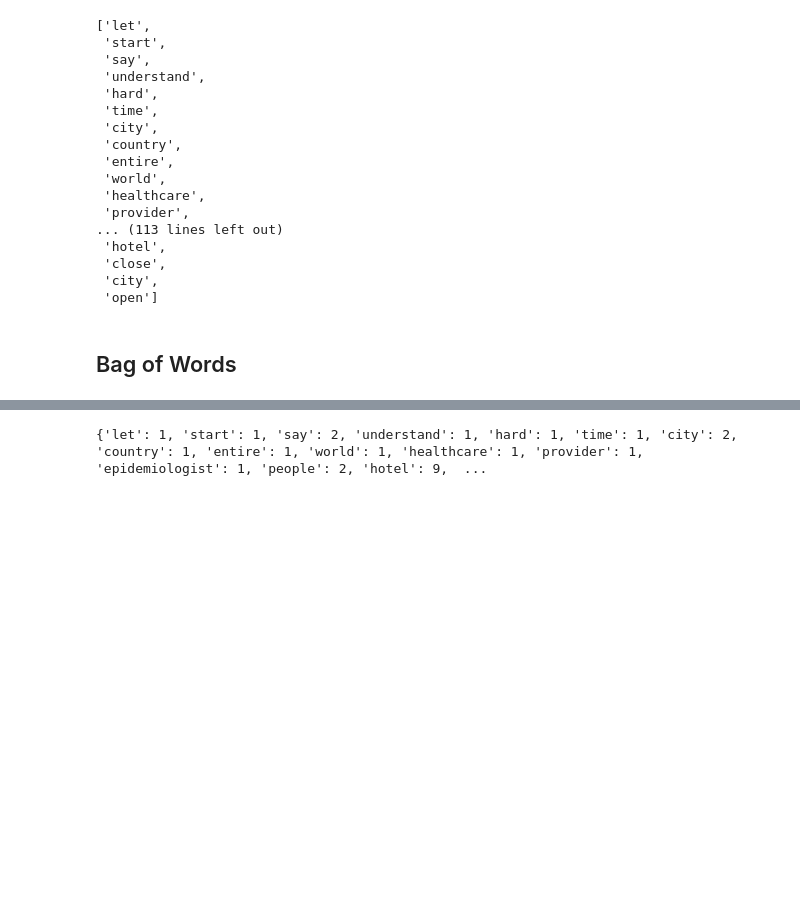
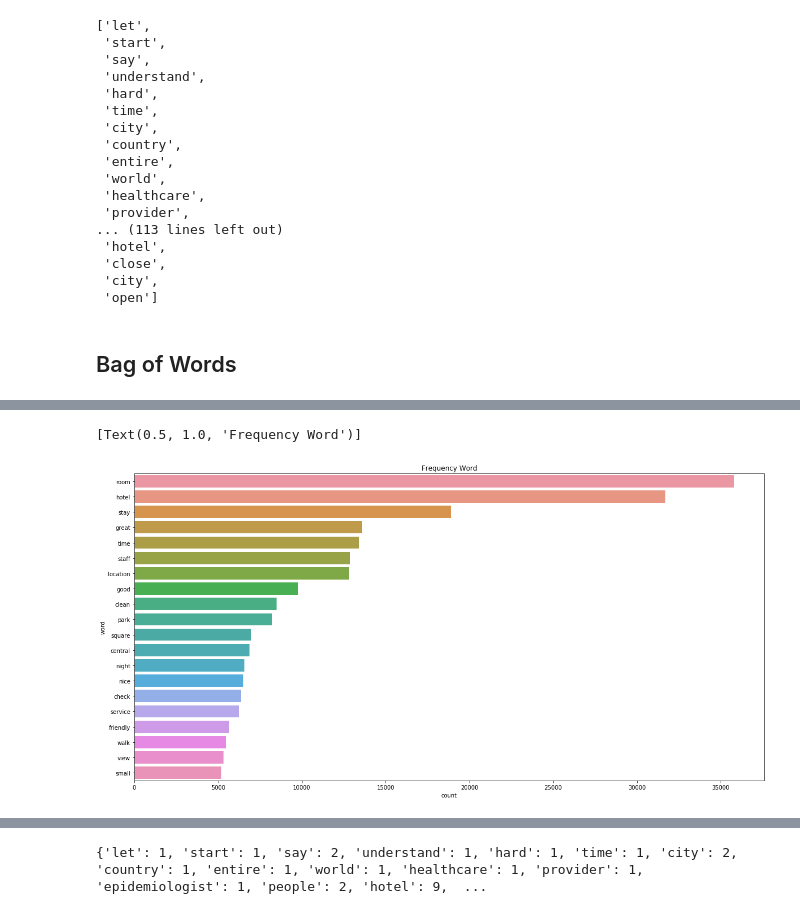
Before and after one commit to Cristinamulas/Text-Classification-And-Sentiment-Analysis-On-Hotel-Reviews, a Jupyter notebook: Text cleaning on Hotel Reviews.ipynb, the cells around one changed output, grey strips where cells are left out. Drawn from its saved outputs; the diff is of its cells as text; code cells hidden in the pictures; blank space fills up the shorter version.

```diff
--- a/Text cleaning on Hotel Reviews.ipynb
+++ b/Text cleaning on Hotel Reviews.ipynb
@@ -121,0 +125,5 @@ count_dict = {word :count  for word, count in counter(df['Reviews_tokenize_join'
+# %%
+plt.figure(figsize=(20,10))
+ax = sns.barplot(x="count", y="word", data=df_count_word)
+ax.set(title = 'Frequency Word')
+# %% [output]
@@ -122 +132,3 @@ count_dict = {word :count  for word, count in counter(df['Reviews_tokenize_join'
+[Text(0.5, 1.0, 'Frequency Word')]
+[figure, added]
 # %%
```
Also changed, not shown: parts of 18 cells of this notebook, 3 other files.
